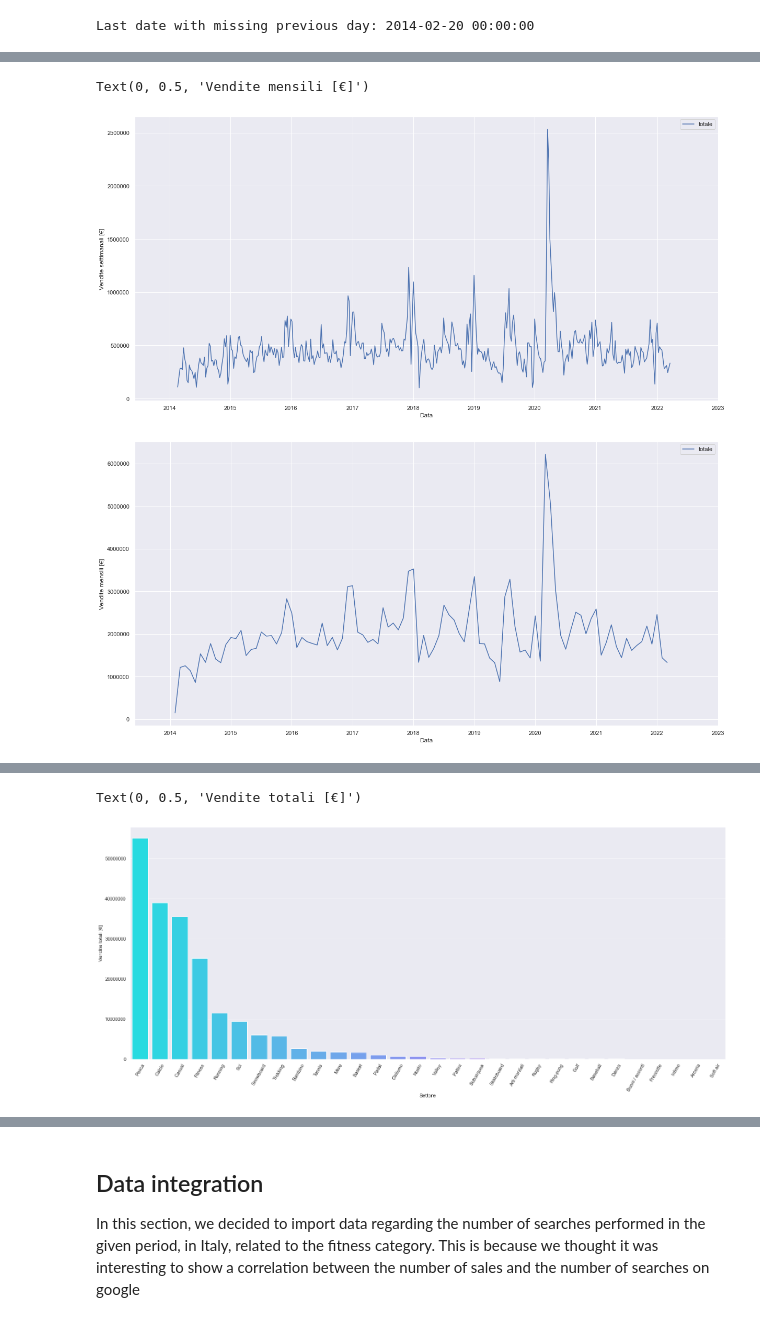
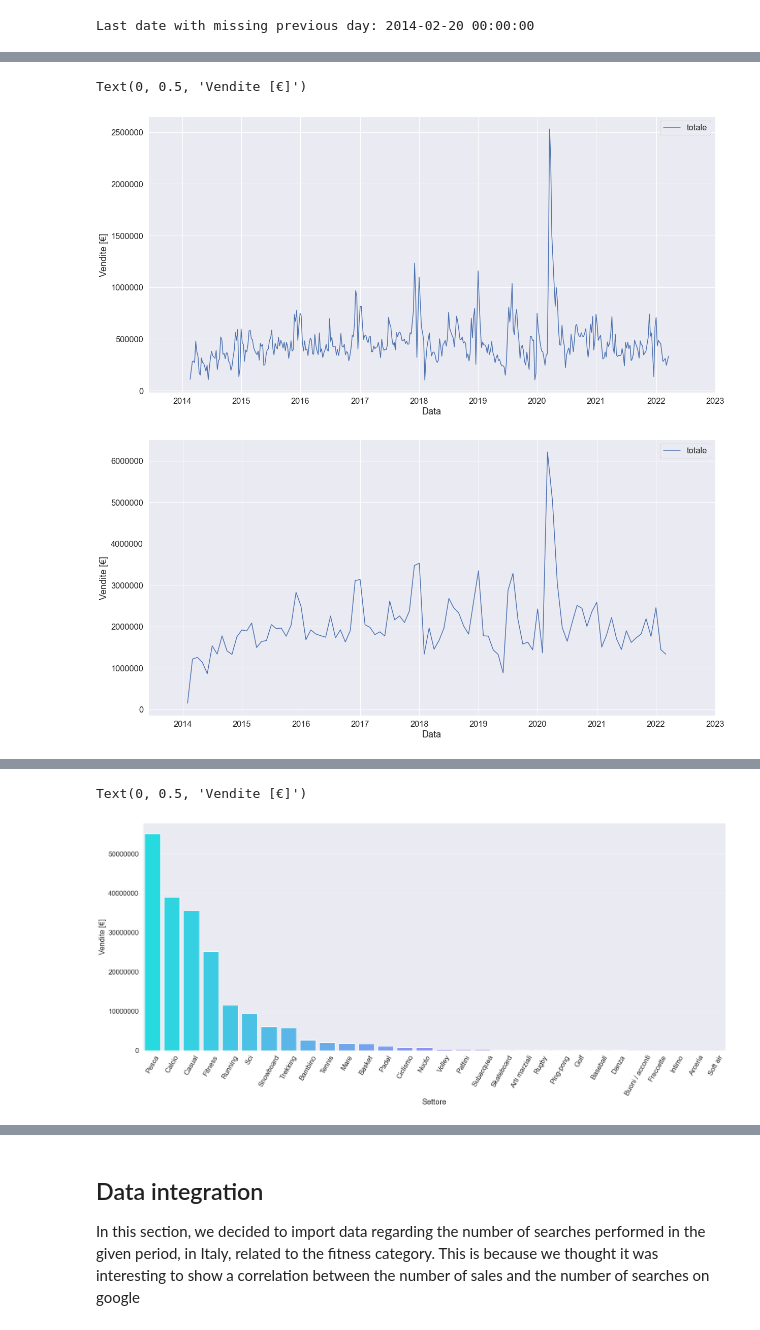
Before and after one commit to DragoneKTM/TimeSeriesProject, a Jupyter notebook: TimeSeriesProject.ipynb, the cells around one changed output, grey strips where cells are left out. Cells and saved outputs as stored; diff of their text form; code cells hidden in the pictures.

```diff
--- a/TimeSeriesProject.ipynb
+++ b/TimeSeriesProject.ipynb
@@ -121,9 +121,10 @@ Last date with missing previous day: 2014-02-20 00:00:00
 df_sells_day = df_sells_day[(df_sells_day['data'] > '2014-02-20') & (df_sells_day['data'] < '2022-04-01')]
 # %%
 ### Plot daily sells
+sns.set(font_scale = 1.5)
 fig, ax = plt.subplots(figsize=(20,10))
-df_sells_day.plot(x='data', y='totale', ax=ax)
+df_sells_day.plot(x='data', y='totale', ax=ax, legend=False)
 plt.xlim(left='2013-06-06', right='2022-12-31')
-plt.xlabel('Data')
-plt.ylabel('Vendite giornaliere [€]')
+plt.xlabel('Data', labelpad=20)
+plt.ylabel('Vendite [€]', labelpad=20)
 # %% [output]
@@ -139,7 +140,7 @@ df_sells_week.plot(x='data', y='totale')
 plt.ticklabel_format(style='plain', axis='y')
 plt.xlim(left='2013-06-06', right='2023-01-01')
 plt.xlabel('Data')
-plt.ylabel('Vendite settimanali [€]')
+plt.ylabel('Vendite [€]')
 
 # 1 month sum
 df_sells_month = pd.DataFrame(df_sells_day.groupby(pd.Grouper(key='data', freq='1m'))['totale'].sum()).reset_index('data')
@@ -147,11 +148,11 @@ df_sells_month.plot(x='data', y='totale')
 plt.ticklabel_format(style='plain', axis='y')
 plt.xlim(left='2013-06-06', right='2023-01-01')
 plt.xlabel('Data')
-plt.ylabel('Vendite mensili [€]')
+plt.ylabel('Vendite [€]')
 # %% [output]
-Text(0, 0.5, 'Vendite mensili [€]')
+Text(0, 0.5, 'Vendite [€]')
-[figure, old version]
+[figure, new version]
-[figure, old version]
+[figure, new version]
 # %%
 ### Pivot by month
 df_sells_day['anno'] = [d.year for d in df_sells_day['data']]
@@ -173,12 +174,12 @@ df_pivot_month.describe()
 # %%
 ### Group by per category and sum up
 df_groupby_settore = df.groupby(by=["settore"], sort=True)["totale"].sum().sort_values(ascending=False)
 plt.figure(figsize=(25,10))
 plt.xticks(rotation=60)
 sns.barplot(x=list(df_groupby_settore.index), y=list(df_groupby_settore.values), palette="cool")
 plt.ticklabel_format(style='plain', axis='y')
 plt.xlabel('Settore')
-plt.ylabel('Vendite totali [€]')
+plt.ylabel('Vendite [€]')
 # %% [output]
-Text(0, 0.5, 'Vendite totali [€]')
+Text(0, 0.5, 'Vendite [€]')
-[figure, old version]
+[figure, new version]
```
Also changed, not shown: parts of 31 cells of this notebook, 1 other file.
